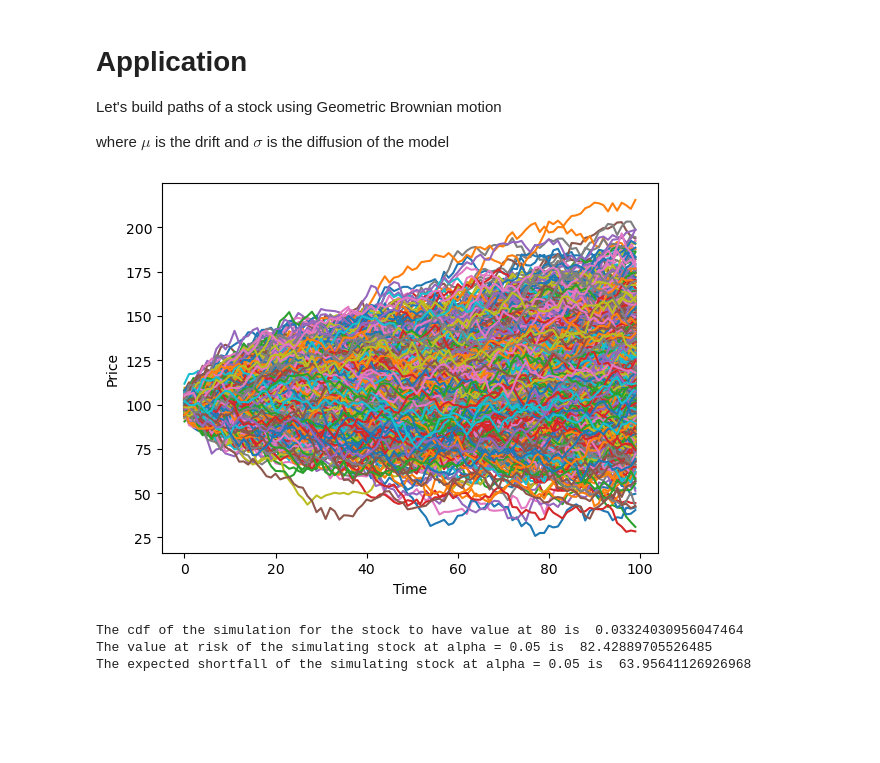
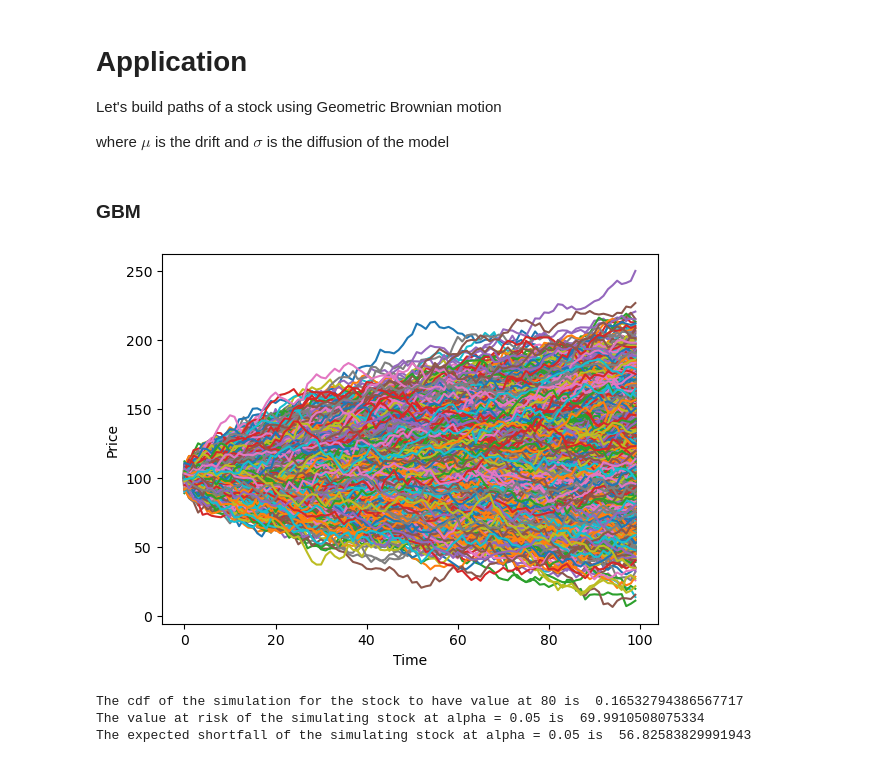
Before and after one commit to PanFriedOmelet/risk_management, a Jupyter notebook: risk_measures_nonpara.ipynb, the cells around one changed output. Drawn from its saved outputs; the diff is of its cells as text; code cells hidden in the pictures; blank space fills up the shorter version.

```diff
--- a/risk_measures_nonpara.ipynb
+++ b/risk_measures_nonpara.ipynb
@@ -113,33 +95,39 @@ def ES_non_para(data, alpha):
 Let's build paths of a stock using Geometric Brownian motion
 
 where $\mu$ is the drift and $\sigma$ is the diffusion of the model
+# %% [markdown]
+### GBM
 # %%
 np.random.seed(42)
 mu = 0.2
 sigma = 0.3
 S_0 = 100
 time_horizon = 1
 num_step = 100
-num_path = 1000
+num_path = 5000
 dt = time_horizon/num_step
-simu_size = (num_step,num_path)
+simu_size = (num_path,num_step)
 
 start = np.ones(shape=(num_path,1))*S_0
 norm_rand = np.random.normal(loc=0.0, scale=1.0, size=simu_size)
 ds = (mu*dt + sigma * dt**(0.5) * norm_rand)*S_0
-GBM = np.cumsum(ds,axis=0) + S_0
+GBM = np.cumsum(ds,axis=1) + S_0
 
-plt.plot(GBM)
+plt.plot(GBM[:,:].T)
 plt.xlabel("Time")
 plt.ylabel("Price")
 plt.show()
 # %% [output]
-[figure, old version]
+[figure, new version]
 # %%
-print("The cdf of the simulation for the stock to have value at 80 is ",cdf_non_para(GBM[:,-1], 80))
-print("The value at risk of the simulating stock at alpha = 0.05 is ", var_non_para(GBM[:,-1], 0.05))
-print("The expected shortfall of the simulating stock at alpha = 0.05 is ", ES_non_para(GBM[:,-1], 0.05))
+CDF = RiskMeasure.NonParametric(GBM[:,-1]).CDF(90)
+VaR = RiskMeasure.NonParametric(GBM[:,-1]).valueAtRisk(0.05)
+ExpectedShortfall = RiskMeasure.NonParametric(GBM[:,-1]).expectedShortfall(0.05)
+
+print("The cdf of the simulation for the stock to have value at 80 is ",CDF)
+print("The value at risk of the simulating stock at alpha = 0.05 is ", VaR)
+print("The expected shortfall of the simulating stock at alpha = 0.05 is ", ExpectedShortfall)
 # %% [output]
-The cdf of the simulation for the stock to have value at 80 is  0.03324030956047464
-The value at risk of the simulating stock at alpha = 0.05 is  82.42889705526485
-The expected shortfall of the simulating stock at alpha = 0.05 is  63.95641126926968
+The cdf of the simulation for the stock to have value at 80 is  0.16532794386567717
+The value at risk of the simulating stock at alpha = 0.05 is  69.9910508075334
+The expected shortfall of the simulating stock at alpha = 0.05 is  56.82583829991943
```
Also changed, not shown: parts of 8 cells of this notebook, 2 other files.
